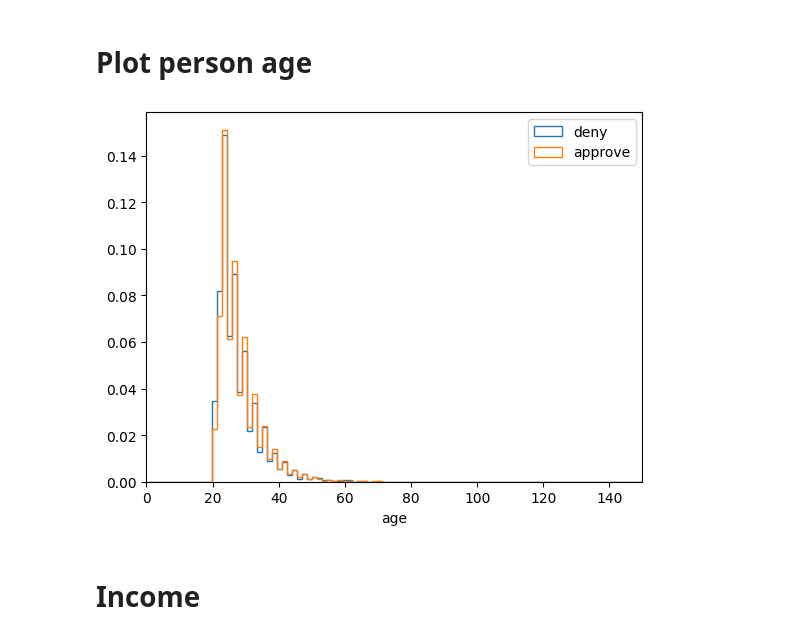
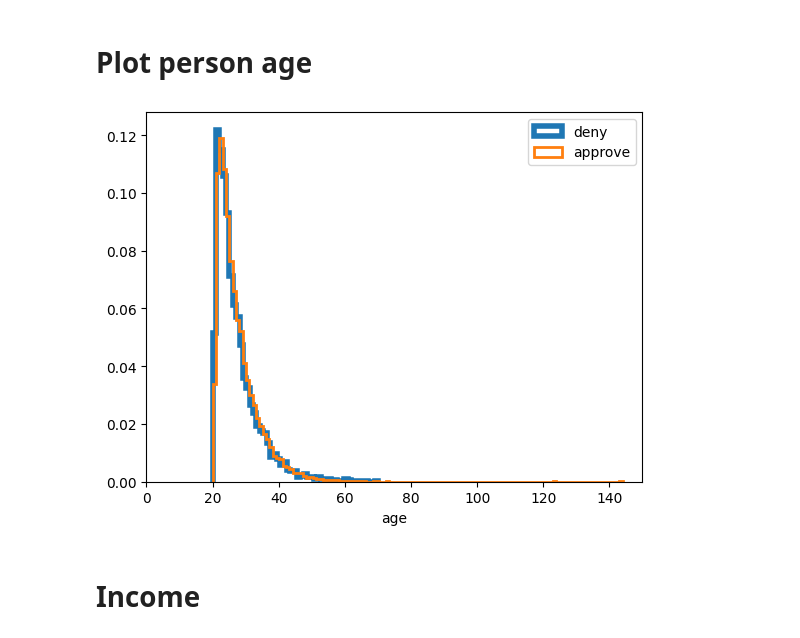
Before and after one commit to edward-b-1/Loan-Approval-Prediction, a Jupyter notebook: predict_original_data_1.ipynb, the cells around one changed output. Cells and saved outputs as stored; diff of their text form; code cells hidden in the pictures.

```diff
--- a/predict_original_data_1.ipynb
+++ b/predict_original_data_1.ipynb
@@ -112,31 +144,33 @@ _ = plt.hist(
 # %%
 column = 'person_age'
 
-h_data_deny = data_loan_status_deny[column]
-h_data_accept = data_loan_status_approve[column]
+data_deny = data_loan_status_deny[column]
+data_accept = data_loan_status_approve[column]
 
 _ = plt.hist(
-    h_data_deny,
-    bins=numpy.linspace(0, 150, 100), #logspace(data_train_loan_status_deny[column]),
+    data_deny,
+    bins=linspace(data_deny),
     histtype='step',
     density=True,
     label='deny',
+    linewidth=4,
 )
 _ = plt.hist(
-    h_data_accept,
-    bins=numpy.linspace(0, 150, 100), #logspace(data_train_loan_status_accept[column]),
+    data_accept,
+    bins=linspace(data_accept),
     histtype='step',
     density=True,
     label='approve',
+    linewidth=2,
 )
 plt.xlabel('age')
 plt.xlim(left=0, right=150)
 #plt.xscale('log')
 plt.legend()
 None
 #plt.yscale('log')
 # %% [output]
-[figure, old version]
+[figure, new version]
 # %% [markdown]
 # Income
 # %%
```
Also changed, not shown: parts of 11 cells of this notebook.
